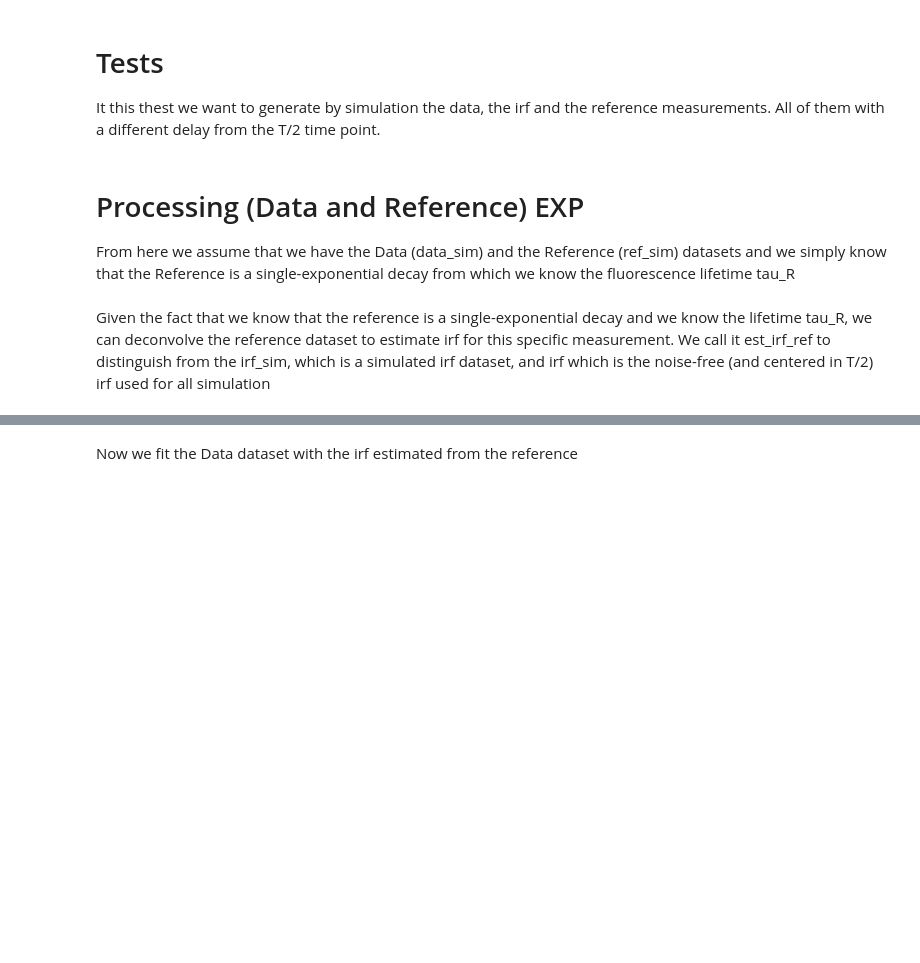
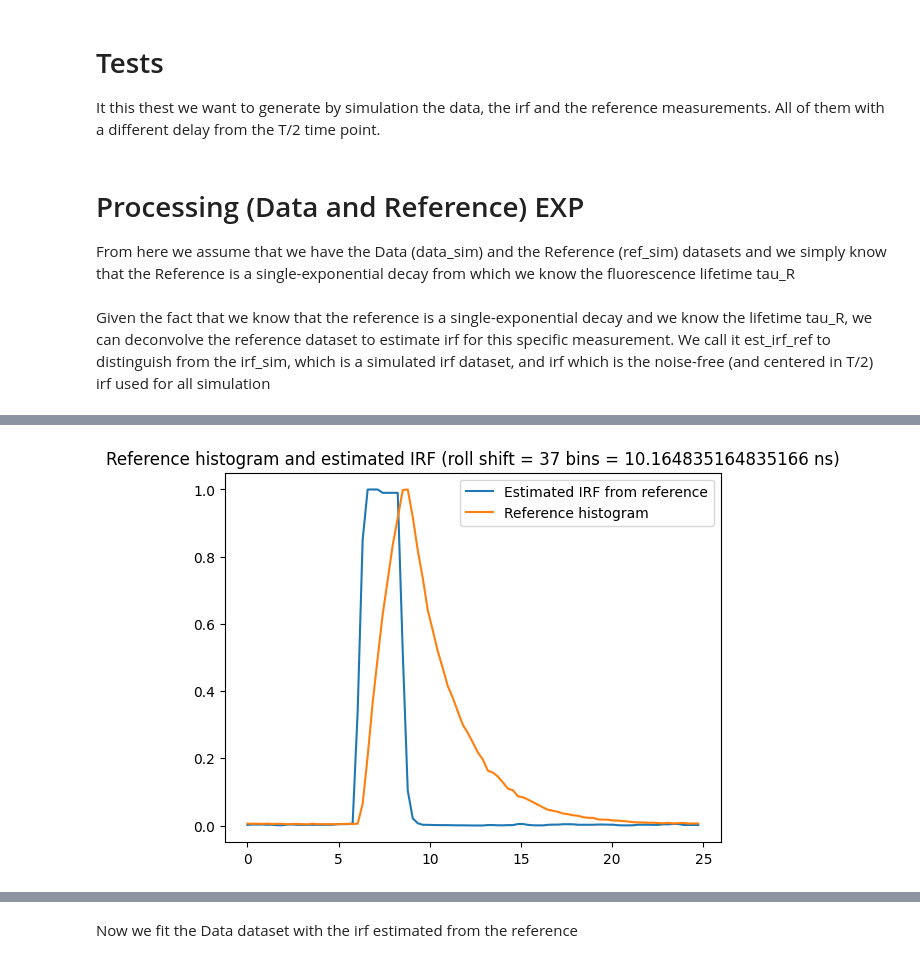
Before and after one commit to VicidominiLab/BrightEyes-Flim, a Jupyter notebook: example notebooks/Alignment Data.ipynb, the cells around one changed output, grey strips where cells are left out. Saved outputs shown, nothing was run; the diff lists cells and outputs as text; code cells hidden in the pictures; blank space fills up the shorter version.

```diff
--- a/example notebooks/Alignment Data.ipynb
+++ b/example notebooks/Alignment Data.ipynb
@@ -52,32 +68,87 @@ Given the fact that we know that the reference is a single-exponential decay and
 # %%
-f_ref = "/mnt/DATA/Mixed Data/26-03-17_Convallaria_and_FLIMLABS_calibrated_Yellow_Slide/FLIMLABS_Yellow_slide_2_5ns-17-03-2026-16-18-22.h5"
-tau_ref_ns = 2.5
-
-f_data = "/mnt/DATA/Mixed Data/26-03-17_Convallaria_and_FLIMLABS_calibrated_Yellow_Slide/01_Convallaria_DFD_40MHz-17-03-2026-16-59-41.h5"
 
 
-ref_data_6d, metadata_ref = mcs.load(f_ref)
-data_hist_6d, metadata_data = mcs.load(f_data)
+for ref_roll_bins in range(37, 42, 1):
+    print("ROLL BINS = ", ref_roll_bins)
+    #ref_roll_bins = 26
+    ref_hist = np.roll(ref_hist_org, ref_roll_bins)
 
-#print(a[1].dfd_activate)
-#print(a[1].dfd_freq)
-#print(a[1].dfd_nbins)
+    nbin = metadata_data.dfd_nbins
+    excitation_freq_hz = metadata_data.dfd_freq * 1e6
 
-ref_hist = ref_data_6d[0, 0, :, :, :, 12].sum(axis=(0, 1))
-data_hist = data_hist_6d[0, 0, :, :, :, 12].sum(axis=(0, 1))
-ref_roll_bins = 26
-ref_hist = np.roll(ref_hist, ref_roll_bins)
+    period_ns = 1 / excitation_freq_hz * 1e9
+    dt_ns = period_ns / nbin
+    t_ns = np.arange(nbin) * dt_ns
+    C_ref = 3e3
+    print(f"dt_ns = {dt_ns} ns, period_ns = {period_ns} ns")
 
-nbin = metadata_data.dfd_nbins
-excitation_freq_hz = metadata_data.dfd_freq * 1e6
 
-period_ns = 1 / excitation_freq_hz * 1e9
-dt_ns = period_ns / nbin
-t_ns = np.arange(nbin) * dt_ns
-C_ref = 3e3
-print(f"dt_ns = {dt_ns} ns, period_ns = {period_ns} ns")
+    print(f"ref_hist sum = {ref_hist.sum()} counts")
+    print(f"ref_hist shape = {ref_hist.shape}")
+
+    est_irf_ref = IRF_from_data_deconvolution(ref_hist, t_ns, C_ref, tau_ref_ns, period_ns, iterations=300)
+
+    norm_est_irf_ref = est_irf_ref / torch.sum(est_irf_ref)
+
+    plt.plot(t_ns, est_irf_ref / max(est_irf_ref), label='Estimated IRF from reference')
+    plt.plot(t_ns, ref_hist / max(ref_hist), label='Reference histogram')
+    plt.title(f"Reference histogram and estimated IRF (roll shift = {ref_roll_bins} bins = {ref_roll_bins * dt_ns} ns)")
+    plt.legend()
+    plt.show()
 
 
 
-ref_hist.shape
+    _, _, delay_data_ns = phasor_delay_from_hist(data_hist, period_ns)
+    _, _, delay_ref_ns = phasor_delay_from_hist(ref_hist, period_ns)
+
+
+    initial_dT_ns = delay_data_ns - delay_ref_ns
+    initial_dT_bins = np.mod(((initial_dT_ns / dt_ns)+ nbin/2.), nbin) - nbin/2.
+    print(f"initial_dT_ns/nbin = {initial_dT_ns / dt_ns} bins")
+    print(f"delay_data_ns = {delay_data_ns}")
+    print(f"delay_ref_ns = {delay_ref_ns}")
+    print(f"nbin = {nbin}   bins, dt_ns = {dt_ns} ns")
+    print(f"Initial delay between data and reference = {initial_dT_ns} ns")
+    print(f"Initial delay between data and reference = {initial_dT_bins} bins")
+
+    fit_result, fit_cov = perform_fit_data(
+        t_ns,
+        data_hist,
+        est_irf_ref,
+        period_ns,
+        initial_dT=initial_dT_bins,
+    )
+    C_fit_norm = fit_result["C"]
+    dT_fit_bins = fit_result["dT"]
+    tau_fit_ns = fit_result["tau"]
+
+    fitted_hist = fit_model_data(t_ns, C_fit_norm, dT_fit_bins, tau_fit_ns, irf=est_irf_ref, period=period_ns)
+
+    deltaT_fit_ns = np.mod(dT_fit_bins, nbin)*dt_ns
+
+
+    print(f"C_fit_norm = {C_fit_norm}")
+    print(f"dT_fit_bins = {dT_fit_bins}")
+    print(f"dT_fit_ns = {dT_fit_bins * dt_ns}")
+    print(f"tau_fit_ns = {tau_fit_ns}")
+    print(f"delay between data and reference from fit = {deltaT_fit_ns} ns")
+
+    plt.figure()
+    plt.plot(t_ns, data_hist / max(data_hist), label='Data histogram', color='black')
+    plt.plot(t_ns, fitted_hist / max(fitted_hist), label='Fitted histogram', color='violet')
+
+    plt.plot(t_ns, ref_hist / max(ref_hist), label='Reference histogram', color='tab:blue')
+    plt.plot(t_ns, est_irf_ref / max(est_irf_ref), label='Estimated IRF from reference', color='tab:green')
+    plt.title(f"Reference histogram and estimated IRF (roll shift = {ref_roll_bins} bins = {ref_roll_bins * dt_ns} ns)")
+    plt.legend()
+
+    plt.axvline(x=deltaT_fit_ns, linestyle='--', color='violet', linewidth=2, label=f"deltaT_fit_ns = {deltaT_fit_ns:.3f} ns")
+
+    ref_peak_ns = np.mod(t_ns[ref_hist.argmax()], period_ns)
+    plt.axvline(x=ref_peak_ns, linestyle='--', color='red', linewidth=2, label='Reference peak')
+
+    fit_shifted_ref_peak_ns = np.mod(ref_peak_ns + deltaT_fit_ns, period_ns)
+    plt.axvline(x=fit_shifted_ref_peak_ns, linestyle='--', color='cyan', linewidth=2, label=f"Reference peak + dT_fit_ns = {fit_shifted_ref_peak_ns:.3f} ns")
+    plt.legend()
+    plt.show()
 # %% [output]
@@ -84,0 +159 @@ dt_ns = 0.27472527472527475 ns, period_ns = 25.0 ns
+[figure, added]
```
Also changed, not shown: parts of 10 cells of this notebook, 2 other files.
